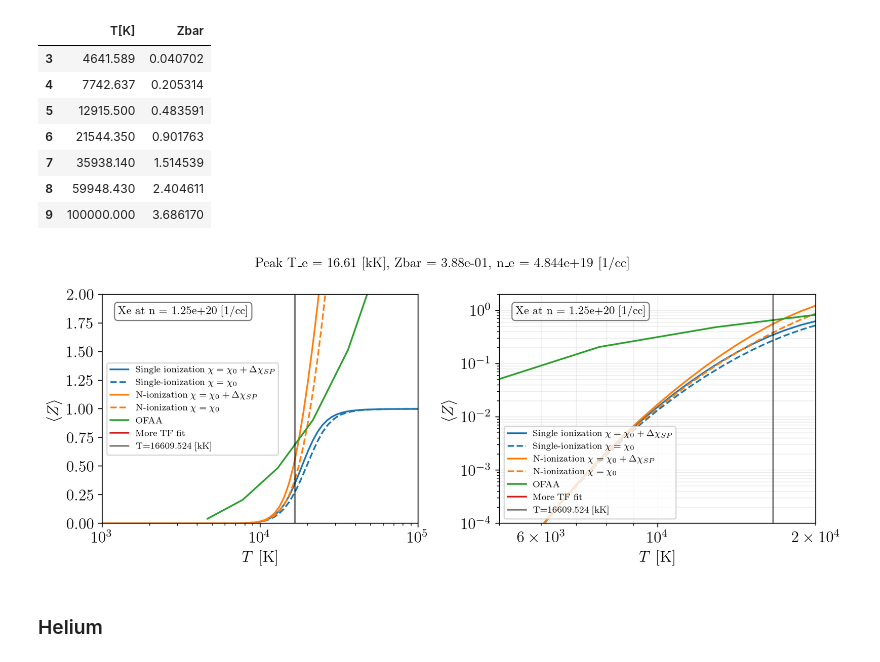
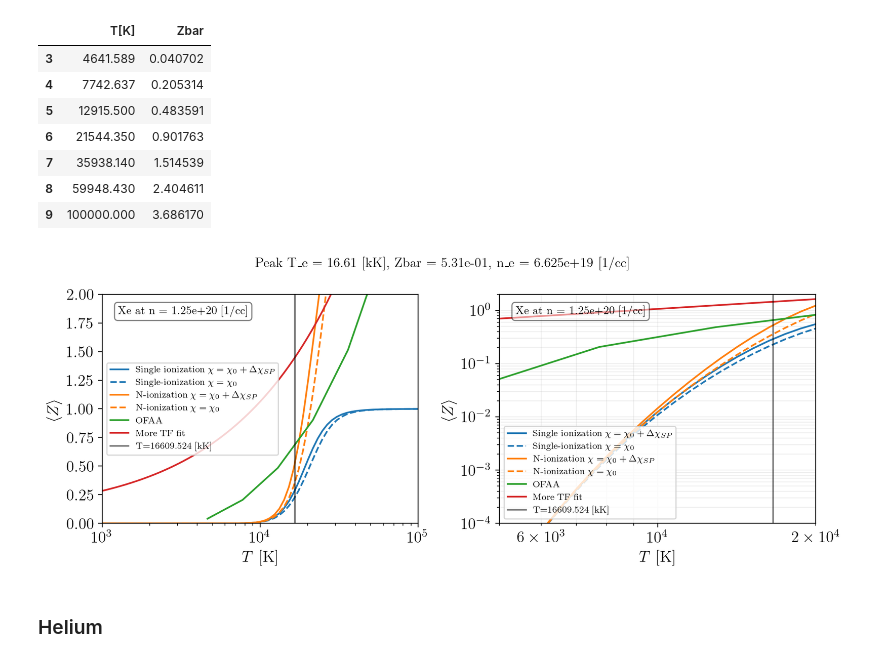
Before and after one commit to ZachAJohnson/Saha, a Jupyter notebook: SP_N_ionization.ipynb, the cells around one changed output. Drawn from its saved outputs; the diff is of its cells as text; code cells hidden in the pictures.

```diff
--- a/SP_N_ionization.ipynb
+++ b/SP_N_ionization.ipynb
@@ -81,7 +87,7 @@ def calculate_ionization_fractions(N_ions, nn, T, initial_guess = None, IPD = Tr
     N_atoms = N_ions + 1
 
     if initial_guess is None:
-        More_Zbar = ThomasFermiZbar(Z, nn_invcc, T_K*K_to_eV)
+        More_Zbar = More_TF_Zbar(Z, nn_invcc*invcc_to_AU, T_K*K_to_AU)
         fake_ionization_fraction = np.zeros(N_atoms)
         fake_ionization_fraction[1] = More_Zbar
         initial_guess = get_ionization_fractions(fake_ionization_fraction, nn*More_Zbar, T, N_ions, IPD=False)[0].copy()
@@ -230,40 +250,41 @@ for ax in axs:
 
     ax.plot(ofaa_data['T[K]'][ofaa_min_valid_index:], ofaa_data['Zbar'][ofaa_min_valid_index:], color=color_cycle[2], linestyle=linestyle, label="OFAA")
 
-    ax.plot(T_K_array, ThomasFermiZbar(Z, nn_invcc, T_K_array*K_to_eV),linestyle=linestyle, color=color_cycle[3], label="More TF fit")
+    ax.plot(T_K_array, More_TF_Zbar(Z, nn_invcc*invcc_to_AU, T_K_array*K_to_AU),linestyle=linestyle, color=color_cycle[3], label="More TF fit")
 
     ax.set_xscale('log')
 
     ax.set_ylabel(r"$\langle Z \rangle$")
     ax.set_xlabel(r"$T$ [K]")
 
     # text
     props = dict(boxstyle='round', facecolor='white', alpha=0.5)
     inset_text = f"Xe at n = {nn_invcc:0.2e} [1/cc]"
     ax.text(0.05, 0.95, inset_text, transform=ax.transAxes,
             verticalalignment='top', bbox=props)
 
     ax.axvline(Xe_TK_peak,linestyle='-', color='k', label=f'T={Xe_TK_peak:0.3f} [kK]', alpha=0.5)
     plt.grid(visible=None, which='both', axis='both', alpha=0.2)
 
-Xe_peak_Zbar = interp1d(T_K_array, Zbar_NN_noipd_list)(Xe_TK_peak)
+Xe_peak_Zbar = get_saha_over_TK(np.array([Xe_TK_peak]), 5, IPD=True)[0][0]
+
 fig.suptitle(f"Peak T_e = {Xe_TK_peak/1e3:0.2f} [kK], Zbar = {Xe_peak_Zbar:0.2e}, n_e = {Xe_peak_Zbar*Xe_nn_invcc:0.3e} [1/cc]")
 
 ax=axs[0]
 ax.set_xlim(1e3, 1e5)
 ax.set_ylim(0,2)
 ax.legend(loc='center left', fontsize=8)
 
 ax=axs[1]
 ax.set_xlim(5e3, 2e4)
 ax.set_ylim(1e-4,2)
 ax.set_yscale('log')
 ax.legend(loc='lower left', fontsize=8)
 
 
 plt.tight_layout()
 # %% [output]
-[figure, old version]
+[figure, new version]
 # %% [markdown]
 ### Helium
 # %%
```
Also changed, not shown: parts of 9 cells of this notebook, 1 other file.
